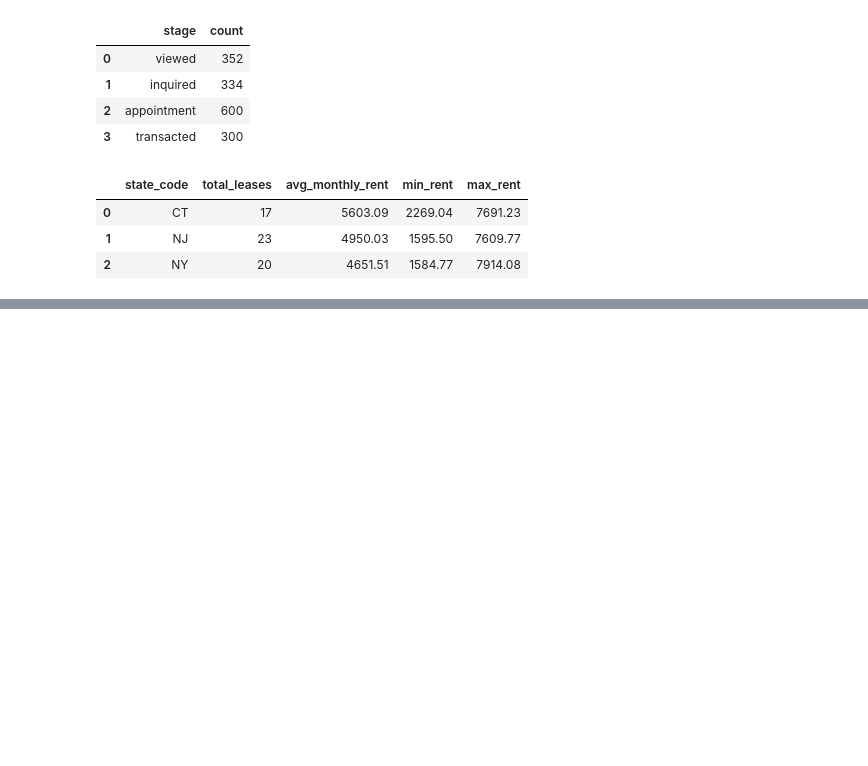
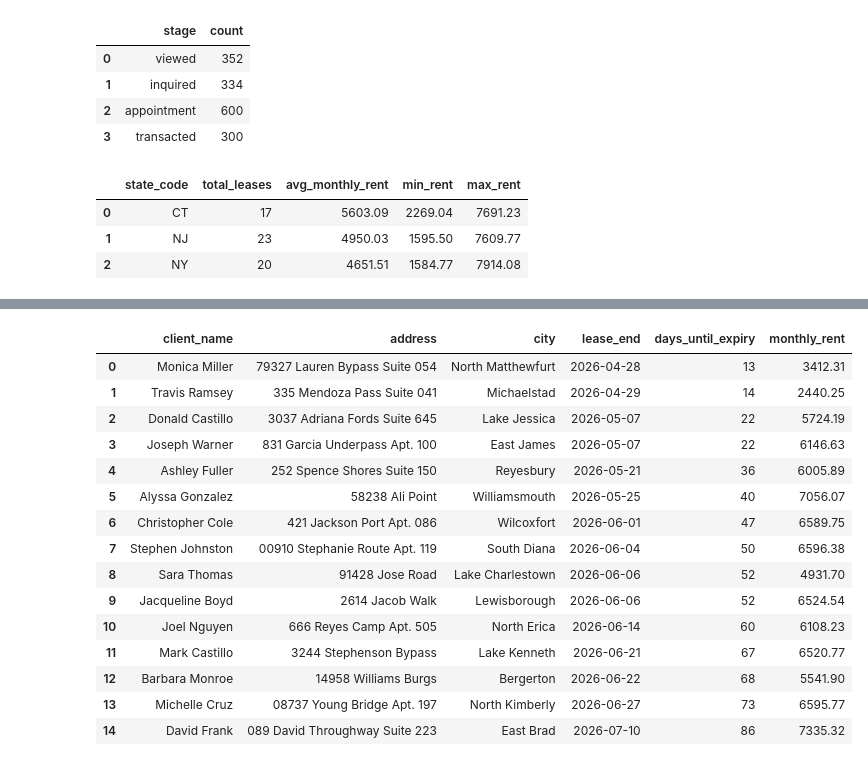
Before and after one commit to jamesgao0528/dream-homes-nyc, a Jupyter notebook: 03_queries.ipynb, the cells around one changed output, grey strips where cells are left out. Cells and saved outputs as stored; diff of their text form; code cells hidden in the pictures; blank space fills up the shorter version.

```diff
--- a/03_queries.ipynb
+++ b/03_queries.ipynb
@@ -131,0 +226,35 @@ df
+# %%
+df = pd.read_sql("""
+    SELECT
+        c.first_name || ' ' || c.last_name AS client_name,
+        p.address,
+        p.city,
+        lt.lease_end,
+        (lt.lease_end - CURRENT_DATE) AS days_until_expiry,
+        lt.monthly_rent
+    FROM lease_transaction lt
+    JOIN property_transaction pt ON pt.transaction_id = lt.transaction_id
+    JOIN listing l ON l.listing_id = pt.listing_id
+    JOIN property p ON p.property_id = l.property_id
+    JOIN client c ON c.client_id = pt.client_id
+    WHERE lt.lease_end BETWEEN CURRENT_DATE AND CURRENT_DATE + INTERVAL '90 days'
+    ORDER BY lt.lease_end ASC
+""", engine)
+df
+# %% [output]
+|  | client_name | address | city | lease_end | days_until_expiry | monthly_rent |
+| 0 | Monica Miller | 79327 Lauren Bypass Suite 054 | North Matthewfurt | 2026-04-28 | 13 | 3412.31 |
+| 1 | Travis Ramsey | 335 Mendoza Pass Suite 041 | Michaelstad | 2026-04-29 | 14 | 2440.25 |
+| 2 | Donald Castillo | 3037 Adriana Fords Suite 645 | Lake Jessica | 2026-05-07 | 22 | 5724.19 |
+| 3 | Joseph Warner | 831 Garcia Underpass Apt. 100 | East James | 2026-05-07 | 22 | 6146.63 |
+| 4 | Ashley Fuller | 252 Spence Shores Suite 150 | Reyesbury | 2026-05-21 | 36 | 6005.89 |
+| 5 | Alyssa Gonzalez | 58238 Ali Point | Williamsmouth | 2026-05-25 | 40 | 7056.07 |
+| 6 | Christopher Cole | 421 Jackson Port Apt. 086 | Wilcoxfort | 2026-06-01 | 47 | 6589.75 |
+| 7 | Stephen Johnston | 00910 Stephanie Route Apt. 119 | South Diana | 2026-06-04 | 50 | 6596.38 |
+| 8 | Sara Thomas | 91428 Jose Road | Lake Charlestown | 2026-06-06 | 52 | 4931.70 |
+| 9 | Jacqueline Boyd | 2614 Jacob Walk | Lewisborough | 2026-06-06 | 52 | 6524.54 |
+| 10 | Joel Nguyen | 666 Reyes Camp Apt. 505 | North Erica | 2026-06-14 | 60 | 6108.23 |
+| 11 | Mark Castillo | 3244 Stephenson Bypass | Lake Kenneth | 2026-06-21 | 67 | 6520.77 |
+| 12 | Barbara Monroe | 14958 Williams Burgs | Bergerton | 2026-06-22 | 68 | 5541.90 |
+| 13 | Michelle Cruz | 08737 Young Bridge Apt. 197 | North Kimberly | 2026-06-27 | 73 | 6595.77 |
+| 14 | David Frank | 089 David Throughway Suite 223 | East Brad | 2026-07-10 | 86 | 7335.32 |
```
Also changed, not shown: parts of 6 cells of this notebook.
